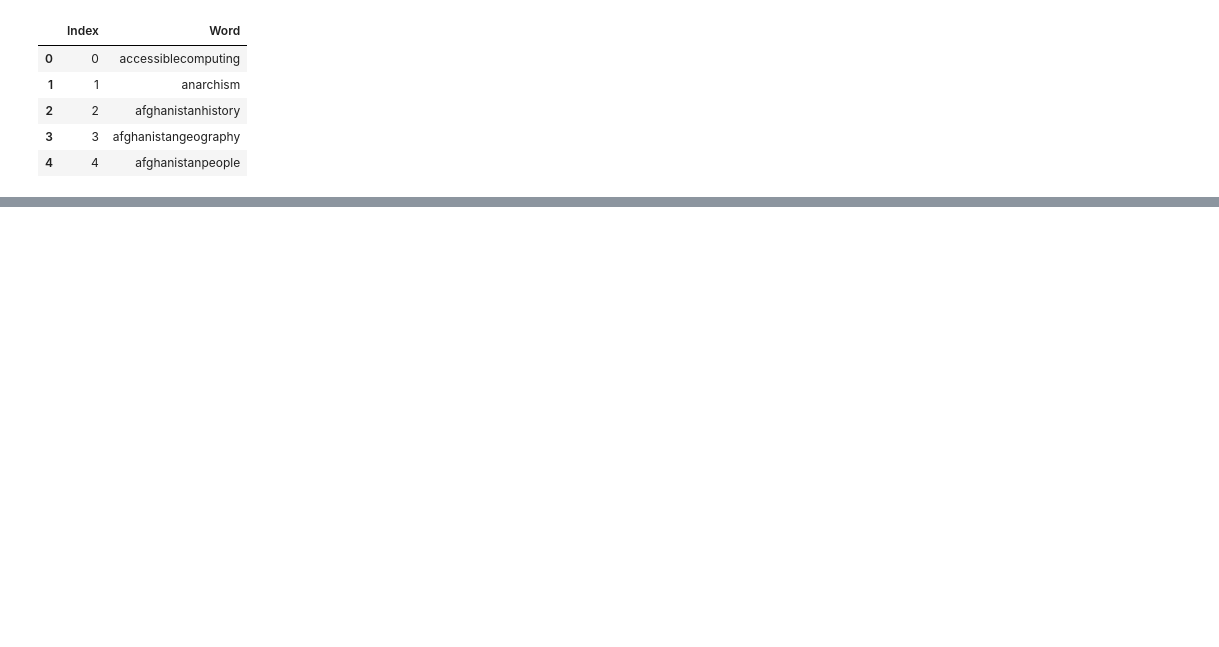
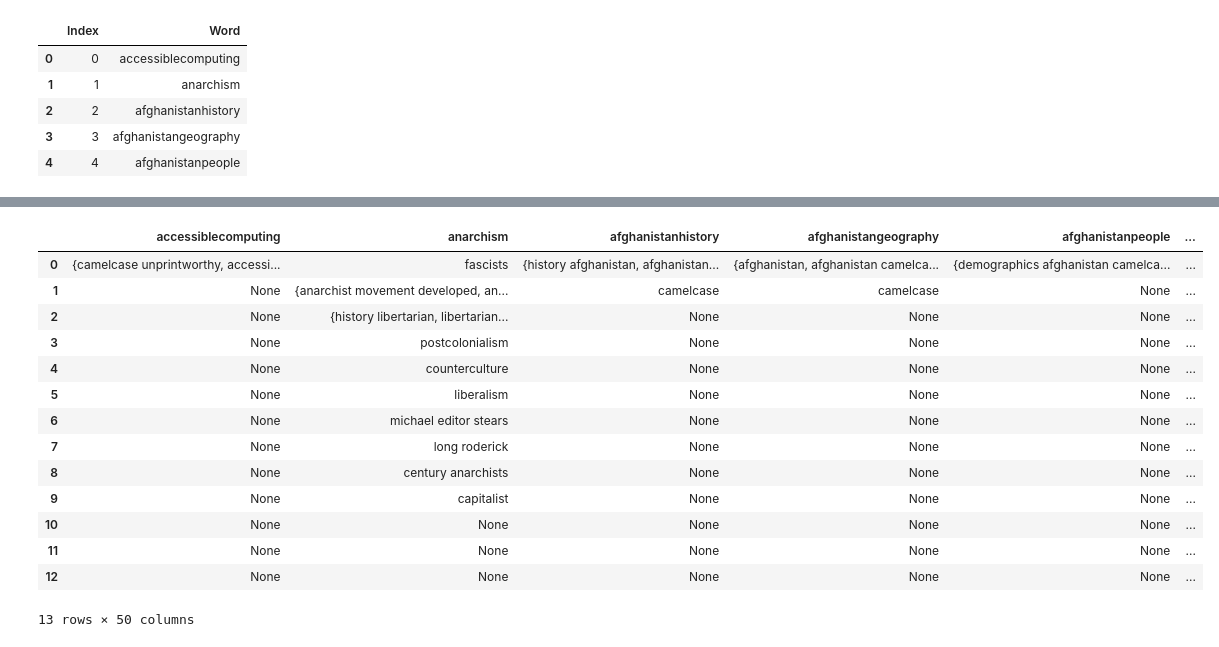
Before and after one commit to as1mple/Search_terminology_words, a Jupyter notebook: BERT&n-Grams&TF_IDF.ipynb, the cells around one changed output, grey strips where cells are left out. Saved outputs shown, nothing was run; the diff lists cells and outputs as text; code cells hidden in the pictures; blank space fills up the shorter version.

Commit message:
группировка и валидация с помощью Named Entity Recognition

```diff
--- a/BERT&n-Grams&TF_IDF.ipynb
+++ b/BERT&n-Grams&TF_IDF.ipynb
@@ -124 +123,31 @@ create_DataFrame(data=data, result=res, index=index)
 15 rows × 50 columns
+# %%
+def group_crossing(arg:list) -> list:
+    """Группировка ключевых n-Gramm тайтла по общему слову"""
+    tmp = []
+    for i in arg:
+        test = re.sub(r'shell|category|redirect', '', i)
+        if len(test) > 0:
+            if len(test.split() ) == 1:
+                tmp.append(re.sub(r'\s+', '', test))
+            else :
+                tmp.append(test)
+    tmp = list(set(tmp))
+    result_new = []
+    for index, el in enumerate(tmp):
+        test = []
+        for index_, el_ in enumerate(tmp):
+            if el_ != 'None' and len(set(el.split()) & set(el_.split())) > 0 :
+                test.append(el_)
+                tmp[index_] = 'None'
+        if len(test) > 0 :
+            if len(test) > 1 :
+                result_new.append(set(test))
+            else:
+                result_new.append(test[0])
+    return result_new
+# %%
+for index, el  in enumerate(corpus_with_key_words):
+    corpus_with_key_words[index] = group_crossing(el)
+# %%
+example_output = copy.deepcopy(corpus_with_key_words)
@@ -125,2 +156,18 @@ create_DataFrame(data=data, result=res, index=index)
 # %%
-result_data = create_DataFrame(data=data, result=res, index=index)
+create_DataFrame(data=data, result=example_output, index=[0, 50])
+# %% [output]
+|  | accessiblecomputing | anarchism | afghanistanhistory | afghanistangeography | afghanistanpeople | ... |
+| 0 | {camelcase unprintworthy, accessi... | fascists | {history afghanistan, afghanistan... | {afghanistan, afghanistan camelca... | {demographics afghanistan camelca... | ... |
+| 1 | None | {anarchist movement developed, an... | camelcase | camelcase | None | ... |
+| 2 | None | {history libertarian, libertarian... | None | None | None | ... |
+| 3 | None | postcolonialism | None | None | None | ... |
+| 4 | None | counterculture | None | None | None | ... |
+| 5 | None | liberalism | None | None | None | ... |
+| 6 | None | michael editor stears | None | None | None | ... |
+| 7 | None | long roderick | None | None | None | ... |
+| 8 | None | century anarchists | None | None | None | ... |
+| 9 | None | capitalist | None | None | None | ... |
+| 10 | None | None | None | None | None | ... |
+| 11 | None | None | None | None | None | ... |
+| 12 | None | None | None | None | None | ... |
+13 rows × 50 columns
```
Also changed, not shown: parts of 21 cells of this notebook.
